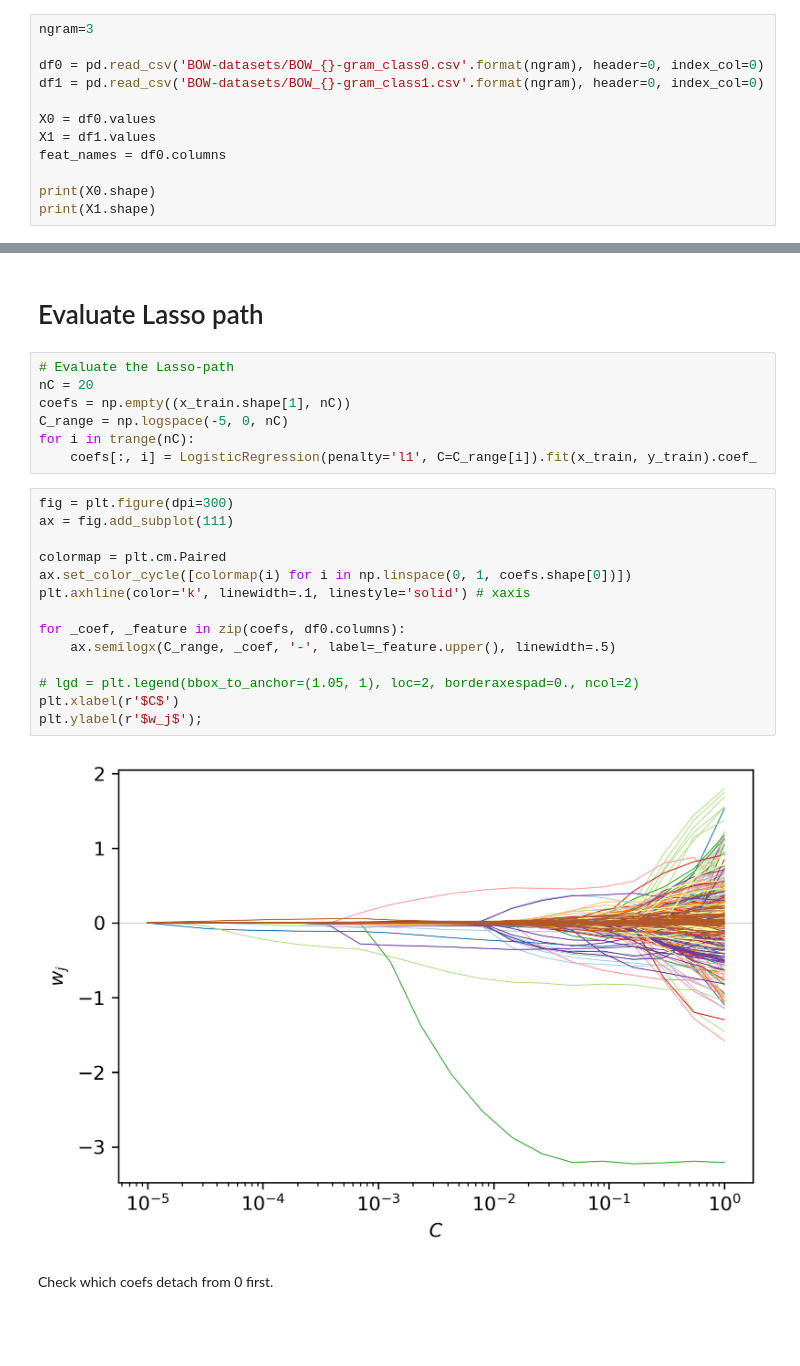
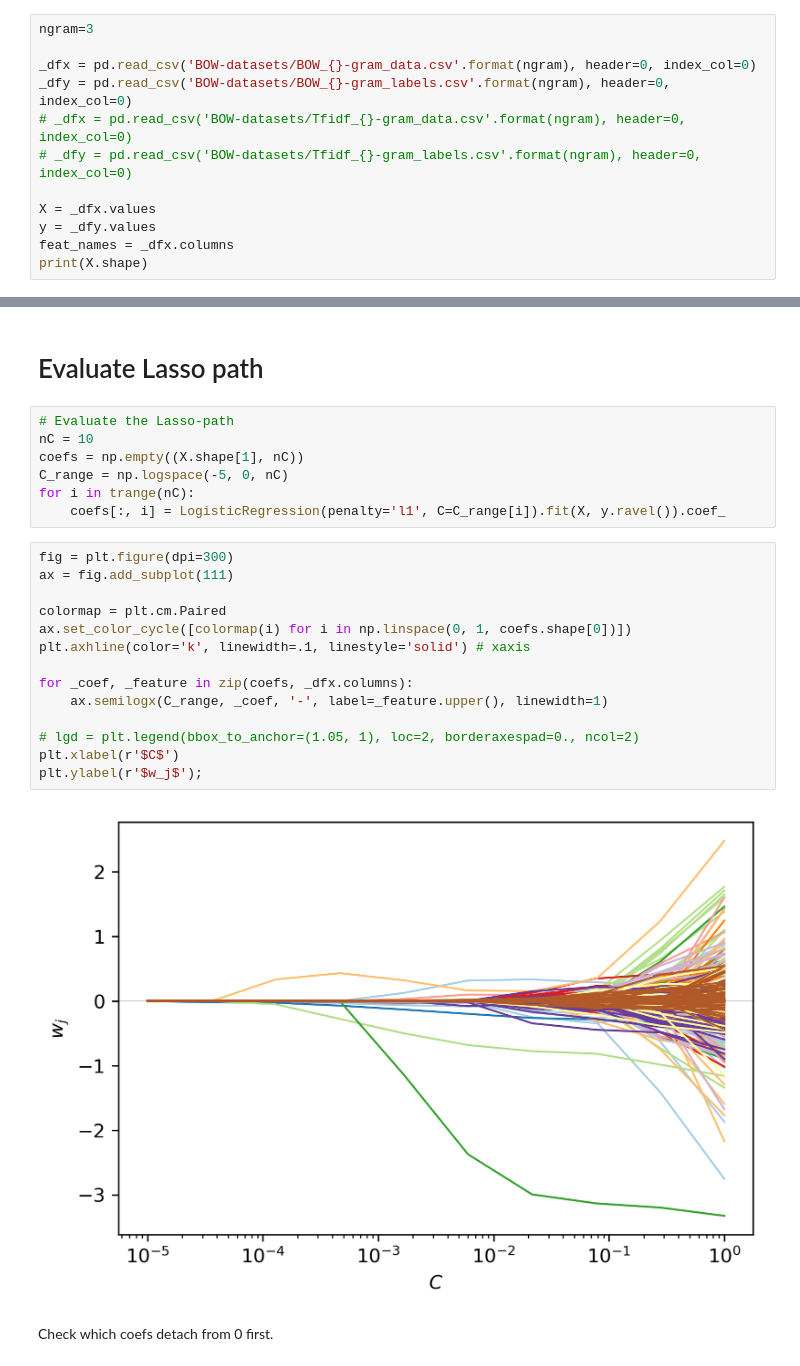
Before and after one commit to samuelefiorini/tangle, a Jupyter notebook: notebooks/paths.ipynb, the cells around one changed output, grey strips where cells are left out. Saved outputs shown, nothing was run; the diff lists cells and outputs as text; blank space fills up the shorter version.

```diff
--- a/notebooks/paths.ipynb
+++ b/notebooks/paths.ipynb
@@ -10,13 +10,13 @@ from tqdm import trange
 # %%
 ngram=3
 
-df0 = pd.read_csv('BOW-datasets/BOW_{}-gram_class0.csv'.format(ngram), header=0, index_col=0)
-df1 = pd.read_csv('BOW-datasets/BOW_{}-gram_class1.csv'.format(ngram), header=0, index_col=0)
+_dfx = pd.read_csv('BOW-datasets/BOW_{}-gram_data.csv'.format(ngram), header=0, index_col=0)
+_dfy = pd.read_csv('BOW-datasets/BOW_{}-gram_labels.csv'.format(ngram), header=0, index_col=0)
+# _dfx = pd.read_csv('BOW-datasets/Tfidf_{}-gram_data.csv'.format(ngram), header=0, index_col=0)
+# _dfy = pd.read_csv('BOW-datasets/Tfidf_{}-gram_labels.csv'.format(ngram), header=0, index_col=0)
 
-X0 = df0.values
-X1 = df1.values
-feat_names = df0.columns
-
-print(X0.shape)
-print(X1.shape)
+X = _dfx.values
+y = _dfy.values
+feat_names = _dfx.columns
+print(X.shape)
 # %% [output]
@@ -51,27 +25,27 @@ print(y_train.shape)
 # Evaluate Lasso path
 # %%
 # Evaluate the Lasso-path
-nC = 20
-coefs = np.empty((x_train.shape[1], nC))
+nC = 10
+coefs = np.empty((X.shape[1], nC))
 C_range = np.logspace(-5, 0, nC)
 for i in trange(nC):
-    coefs[:, i] = LogisticRegression(penalty='l1', C=C_range[i]).fit(x_train, y_train).coef_
+    coefs[:, i] = LogisticRegression(penalty='l1', C=C_range[i]).fit(X, y.ravel()).coef_
 # %%
 fig = plt.figure(dpi=300)
 ax = fig.add_subplot(111)
 
 colormap = plt.cm.Paired
 ax.set_color_cycle([colormap(i) for i in np.linspace(0, 1, coefs.shape[0])])
 plt.axhline(color='k', linewidth=.1, linestyle='solid') # xaxis
 
-for _coef, _feature in zip(coefs, df0.columns):
-    ax.semilogx(C_range, _coef, '-', label=_feature.upper(), linewidth=.5)
+for _coef, _feature in zip(coefs, _dfx.columns):
+    ax.semilogx(C_range, _coef, '-', label=_feature.upper(), linewidth=1)
 
 # lgd = plt.legend(bbox_to_anchor=(1.05, 1), loc=2, borderaxespad=0., ncol=2)
 plt.xlabel(r'$C$')
 plt.ylabel(r'$w_j$');
 # %% [output]
-[figure, old version]
+[figure, new version]
 # %% [markdown]
 Check which coefs detach from 0 first.
 # %%
```
Also changed, not shown: parts of 3 cells of this notebook, 2 other files.
